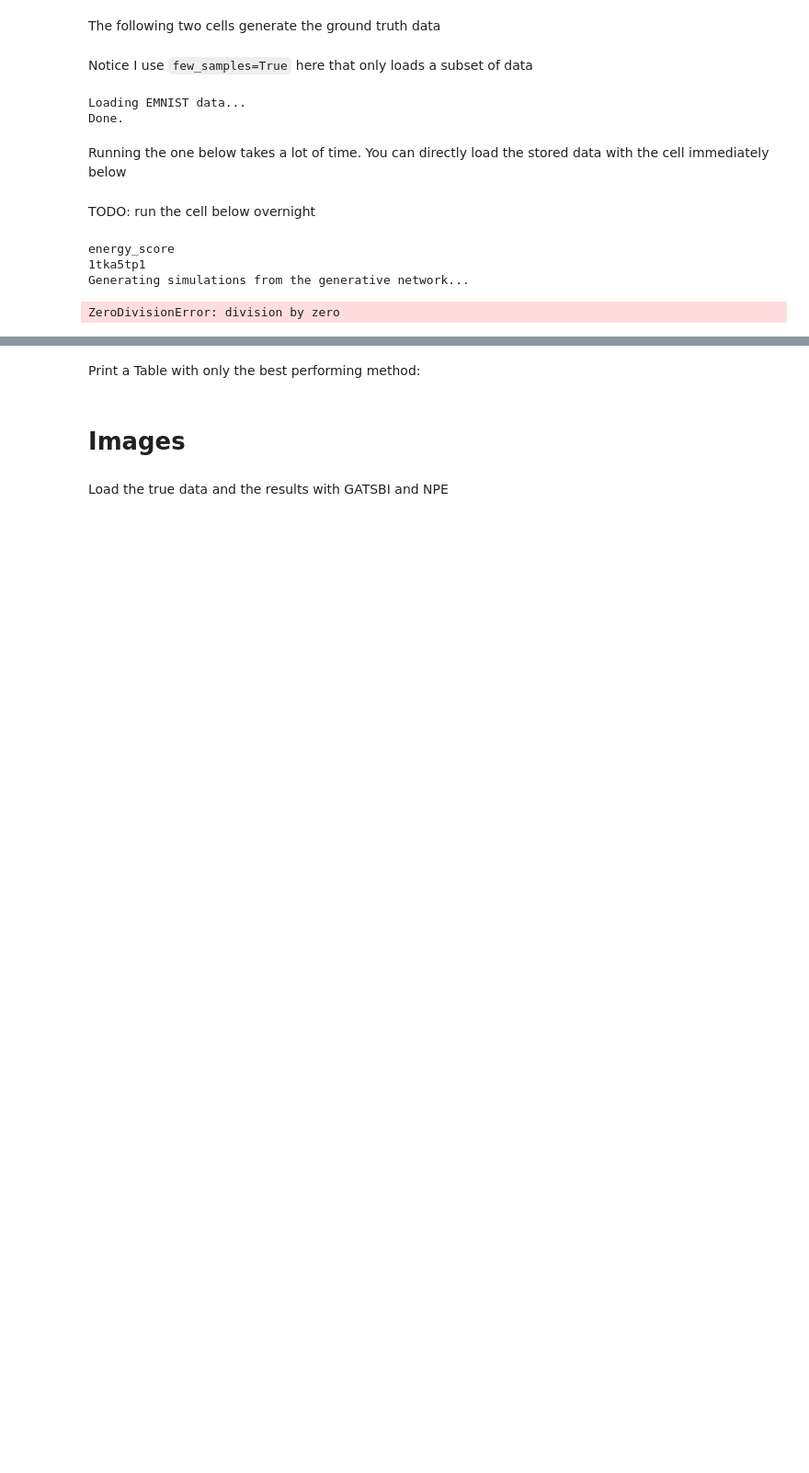
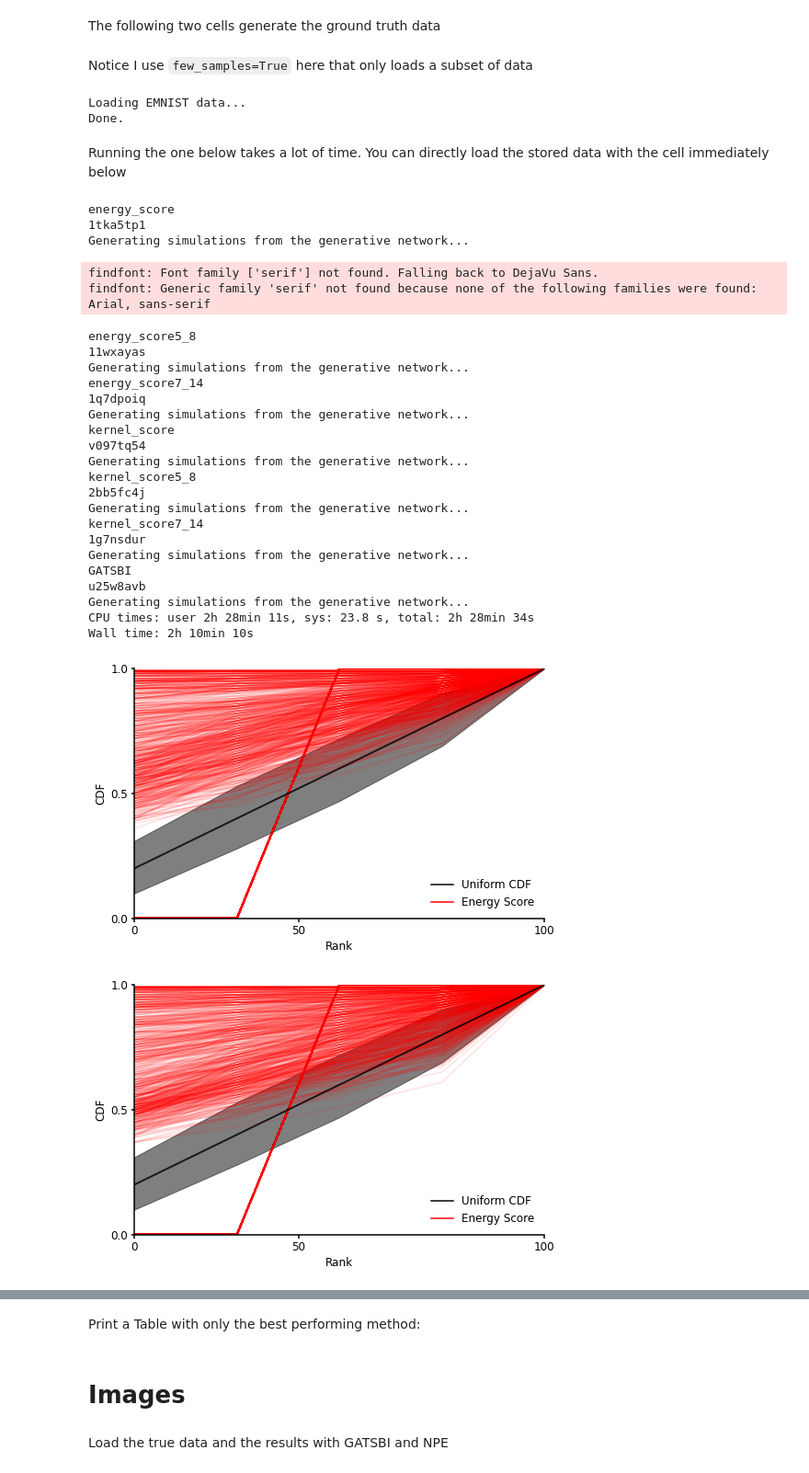
Before and after one commit to LoryPack/LFI_gen_networks_SRs, a Jupyter notebook: plotting_code/camera_model.ipynb, the cells around one changed output, grey strips where cells are left out. Shown at 92% size. Cells and saved outputs as stored; diff of their text form; code cells hidden in the pictures; blank space fills up the shorter version.

```diff
--- a/plotting_code/camera_model.ipynb
+++ b/plotting_code/camera_model.ipynb
@@ -104,15 +112,5 @@ from gatsbi.utils import generate_test_set_for_calibration, compute_calibration_
-# %% [markdown]
-TODO: run the cell below overnight
 # %%
 %%time
-
-# n_post_samples = 100
-task_name = "camera_model"
-df_in = df_10
-
-scoring_rule_list = ["energy_score", "kernel_score", "GATSBI"]
-plot_labels = ["Energy Score", "Kernel Score", "GATSBI"]
-patches_list = [None, [5,8], [7,14]]
 
 my_names_list = []
 
@@ -151,33 +149,56 @@ for scoring_rule, plot_label in zip(scoring_rule_list, plot_labels):
         # now should load the generative network for that folder:
         chpt = torch.load(checkpoint_to_load, map_location=torch.device('cpu') )
         gen.load_state_dict(chpt["generator_state_dict"])
 
-        test_theta_fake, test_theta = generate_test_set_for_calibration(prior, simulator, gen, n_test_samples=10,#00,
-                                                                        n_generator_simulations=10,#00,
+        test_theta_fake, test_theta = generate_test_set_for_calibration(prior, simulator, gen, n_test_samples=100,
+                                                                        n_generator_simulations=1000,
                                                                         sample_seed=config.sample_seed,
                                                                         data_is_image=True)
 
         fig_filename = join("..", "results", task_name) + f"/{scoring_rule}_" + str(defaults["num_simulations"])
 
         res = compute_calibration_metrics(test_theta_fake, test_theta, sbc_lines=True,
                                           norm_rmse=task_name != "camera_model",
                                           sbc_lines_kwargs={"name": plot_label,
                                                       "filename": fig_filename + "_sbc_lines.pdf"},
                                     sbc_hist_kwargs={"filename": fig_filename + "_sbc_hist.pdf"})
 
         my_names_list.append(name)
 
         a_file = open(f"plotting_data/camera_model_calibration_metrics_{name}.pkl", "wb")
         pickle.dump(res, a_file)
         a_file.close()
 
         # wrap the generator so that it can generate multiple samples at once:
         # gen_wrapped = WrapGenMultipleSimulations(gen, n_simulations=n_post_samples)
 
         #break
     #break
 # %% [output]
 energy_score
 1tka5tp1
 Generating simulations from the generative network...
-ZeroDivisionError: division by zero
+findfont: Font family ['serif'] not found. Falling back to DejaVu Sans.
+findfont: Generic family 'serif' not found because none of the following families were found: Arial, sans-serif
+energy_score5_8
+11wxayas
+Generating simulations from the generative network...
+energy_score7_14
+1q7dpoiq
+Generating simulations from the generative network...
+kernel_score
+v097tq54
+Generating simulations from the generative network...
+kernel_score5_8
+2bb5fc4j
+Generating simulations from the generative network...
+kernel_score7_14
+1g7nsdur
+Generating simulations from the generative network...
+GATSBI
+u25w8avb
+Generating simulations from the generative network...
+CPU times: user 2h 28min 11s, sys: 23.8 s, total: 2h 28min 34s
+Wall time: 2h 10min 10s
+[figure, added]
+[figure, added]
```
Also changed, not shown: parts of 14 cells of this notebook, 2 other files.
